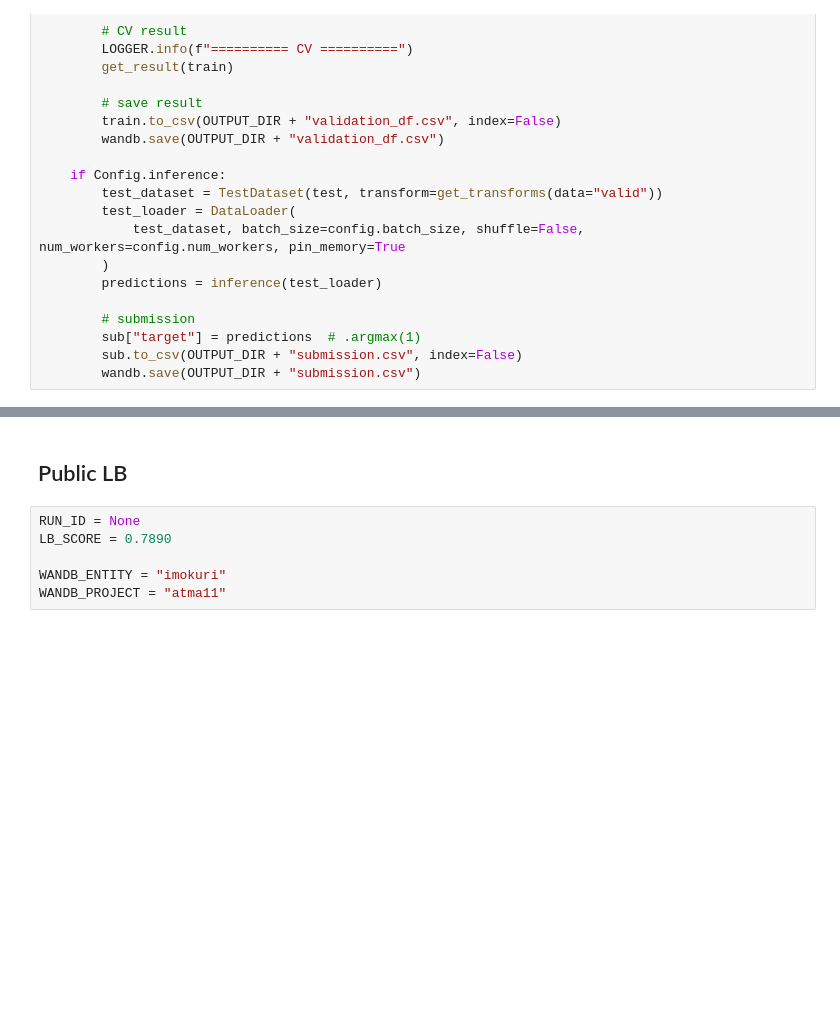
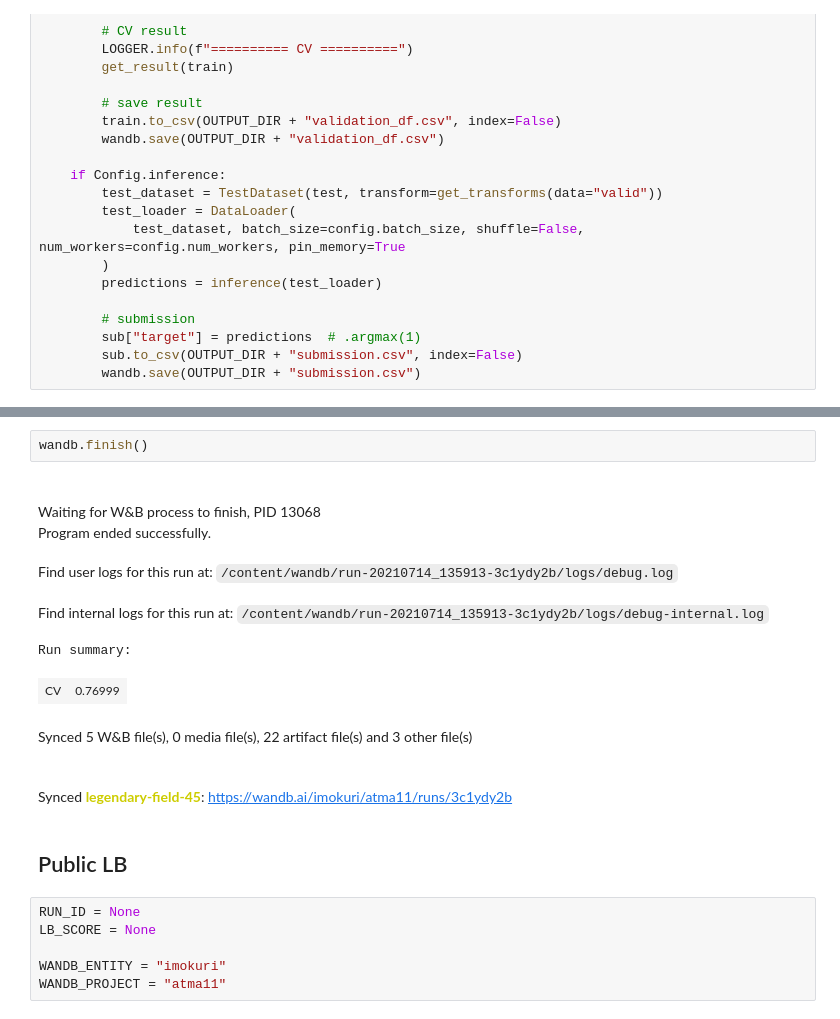
Before and after one commit to IMOKURI/atmacup11, a Jupyter notebook: atmacup11_baseline.ipynb, the cells around one changed output, grey strips where cells are left out. Saved outputs shown, nothing was run; the diff lists cells and outputs as text; blank space fills up the shorter version.

```diff
--- a/atmacup11_baseline.ipynb
+++ b/atmacup11_baseline.ipynb
@@ -1045,8 +1017,19 @@ EVAL: [0/50] Elapsed 0m 0s (remain 0m 19s) Loss: 0.9115(0.9115)
+# %%
+wandb.finish()
+# %% [output]
+Waiting for W&B process to finish, PID 13068
+Program ended successfully.
+Find user logs for this run at: /content/wandb/run-20210714_135913-3c1ydy2b/logs/debug.log
+Find internal logs for this run at: /content/wandb/run-20210714_135913-3c1ydy2b/logs/debug-internal.log
+Run summary:
+| CV | 0.76999 |
+Synced 5 W&B file(s), 0 media file(s), 22 artifact file(s) and 3 other file(s)
+Synced legendary-field-45: https://wandb.ai/imokuri/atma11/runs/3c1ydy2b
 # %% [markdown]
 ## Public LB
 # %%
 RUN_ID = None
-LB_SCORE = 0.7890
+LB_SCORE = None
 
 WANDB_ENTITY = "imokuri"
 WANDB_PROJECT = "atma11"
```
Also changed, not shown: parts of 13 cells of this notebook.
